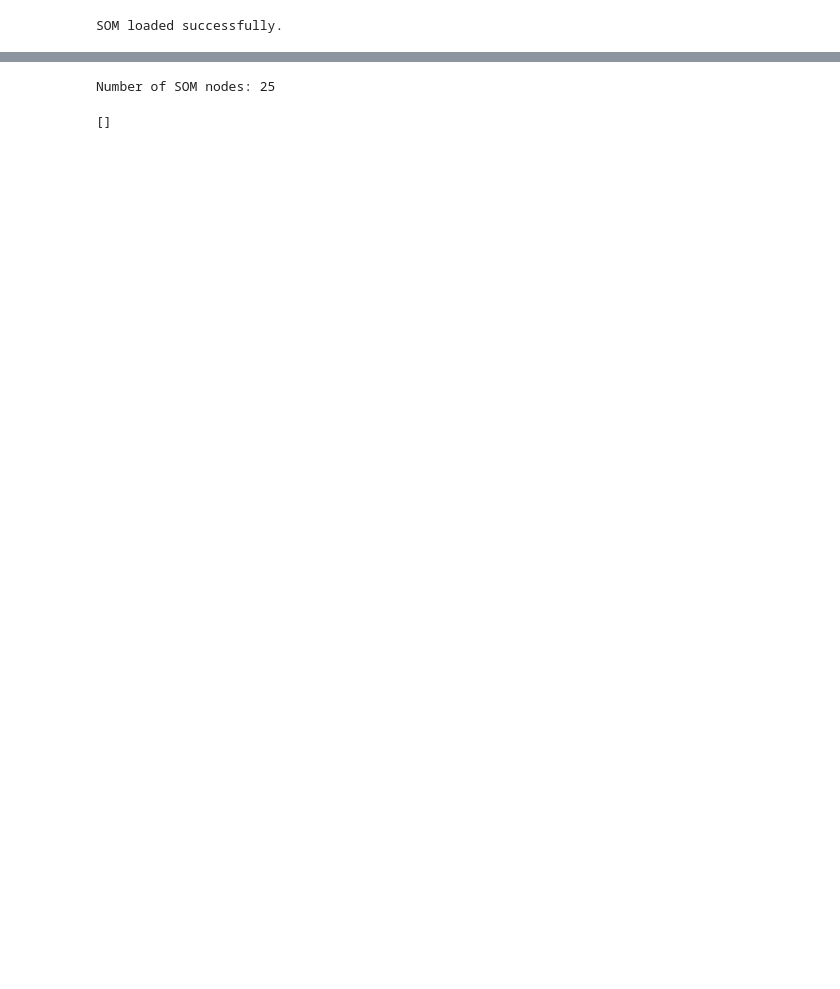
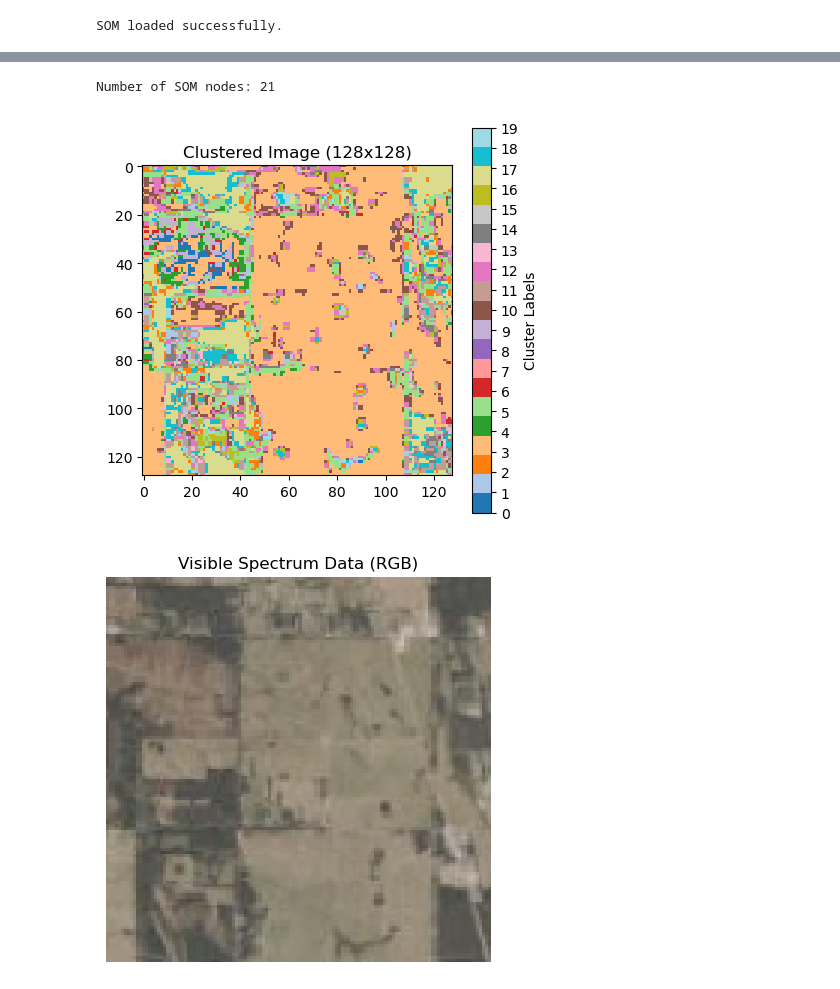
Before and after one commit to tague-carlyon/SOMproject, a Jupyter notebook: som.ipynb, the cells around one changed output, grey strips where cells are left out. Saved outputs shown, nothing was run; the diff lists cells and outputs as text; code cells hidden in the pictures; blank space fills up the shorter version.

```diff
--- a/som.ipynb
+++ b/som.ipynb
@@ -107,7 +89,7 @@ random_seed = 1
 som = MiniSom(
             som_grid_rows,
             som_grid_columns,
-            input_length,
+            image_features,
             sigma,
             learning_rate,
             decay_function,
@@ -204,35 +170,60 @@ NameError: name 'som_grid_rows' is not defined
-# %%
-# grabbing indices from SOM
-
-# create an empty dictionary using the rows and columns of SOM
-keys = [i for i in product(range(som_grid_rows), range(som_grid_columns))]
-winmap = {key: [] for key in keys}
-
-# grab the indices for the data within the SOM lattice
-for i, x in enumerate(data[1].reshape(image_height * image_width, data.shape[-1])):
-    winmap[som.winner(x)].append(i)
-
-som_keys = list(winmap.keys())
-print(f"Number of SOM nodes: {len(som_keys)}")
-# %% [output]
-Number of SOM nodes: 25
-# %%
-winmap[(0,0)]
-# %% [output]
-[]
 # %%
+patch_to_inspect = 3 # grabbing indices from SOM
+
+# create an empty dictionary using the rows and columns of SOM
+keys = [i for i in product(range(som_grid_rows), range(som_grid_columns))]
+winmap = {key: [] for key in keys}
+
+# grab the indices for the data within the SOM lattice
+for i, x in enumerate(data[patch_to_inspect].reshape(image_height * image_width, data.shape[-1])):
+    winmap[som.winner(x)].append(i)
+
+som_keys = list(winmap.keys())
+print(f"Number of SOM nodes: {len(som_keys)}")
+
 # Define cluster_dict from winmap
 cluster_dict = {key: value for key, value in winmap.items() if value}
 
 # Define height and width based on square_size
 height, width = square_size, square_size
 
 # Initialize a 1D array for cluster labels, default to -1 (unlabeled)
 flattened_labels = np.full(square_size**2, -1)
 
 # Assign each pixel to its corresponding cluster index
 for cluster_idx, (cluster_name, pixel_indices) in enumerate(cluster_dict.items()):
     flattened_labels[pixel_indices] = cluster_idx  # Assign a unique index to each cluster
 
 # Reshape to 2D
 image_clusters = flattened_labels.reshape(height, width)
+
+cmap = plt.get_cmap("tab20", len(cluster_dict))  # Use a colormap with enough distinct colors
+
+# Plot the clustered image
+plt.figure(figsize=(5, 5))
+plt.imshow(image_clusters, cmap=cmap, interpolation="nearest")
+plt.colorbar(ticks=range(len(cluster_dict)), label="Cluster Labels")
+plt.title(f"Clustered Image ({square_size}x{square_size})")
+plt.show()
+
+# Plot the visible spectrum data as an RGB image
+plt.figure(figsize=(5, 5))
+rgb_image = data[patch_to_inspect, :, :, 8:]  # Normalize to [0, 1] range for RGB
+plt.imshow(rgb_image, interpolation="nearest")
+plt.title("Visible Spectrum Data (RGB)")
+plt.axis("off")  # Turn off axis for better visualization
+plt.show()
+
+# Plot the infrared data as a grayscale image
+plt.figure(figsize=(5, 5))
+infrared_image = data[patch_to_inspect, :, :, 3:6]  # Assuming band 5 corresponds to infrared
+plt.imshow(infrared_image, cmap="gray", interpolation="nearest")
+plt.title("Infrared Image")
+plt.axis("off")  # Turn off axis for better visualization
+plt.show()
+
+# pearson correlation
+# %% [output]
+Number of SOM nodes: 21
+[figure, added]
+[figure, added]
```
Also changed, not shown: parts of 8 cells of this notebook, 1 other file.
